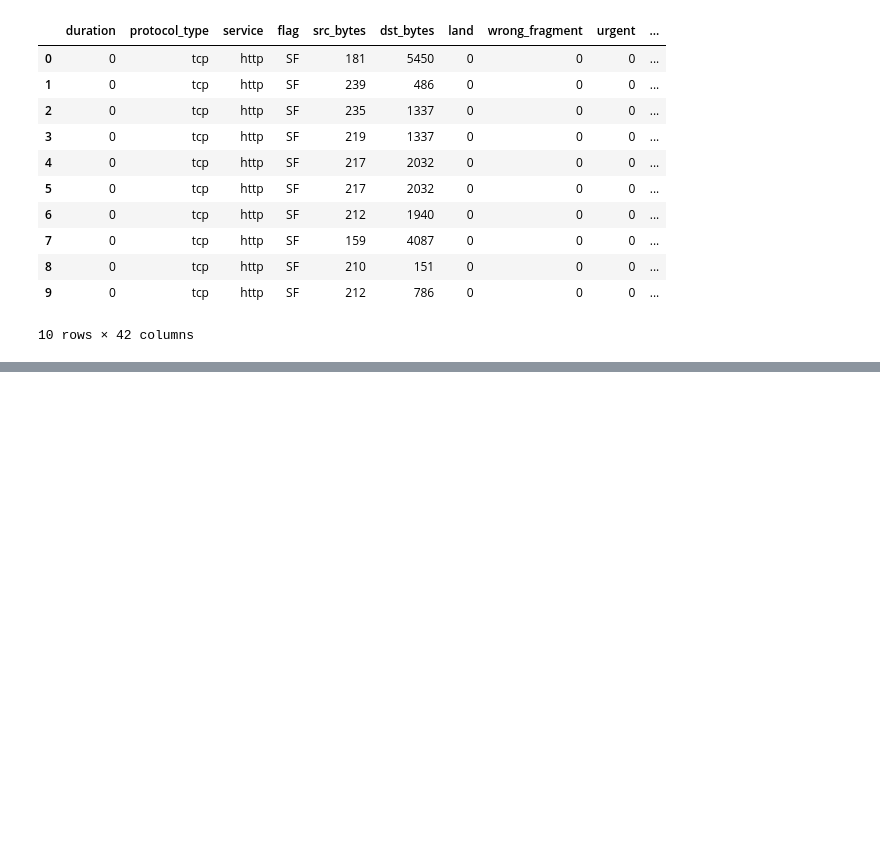
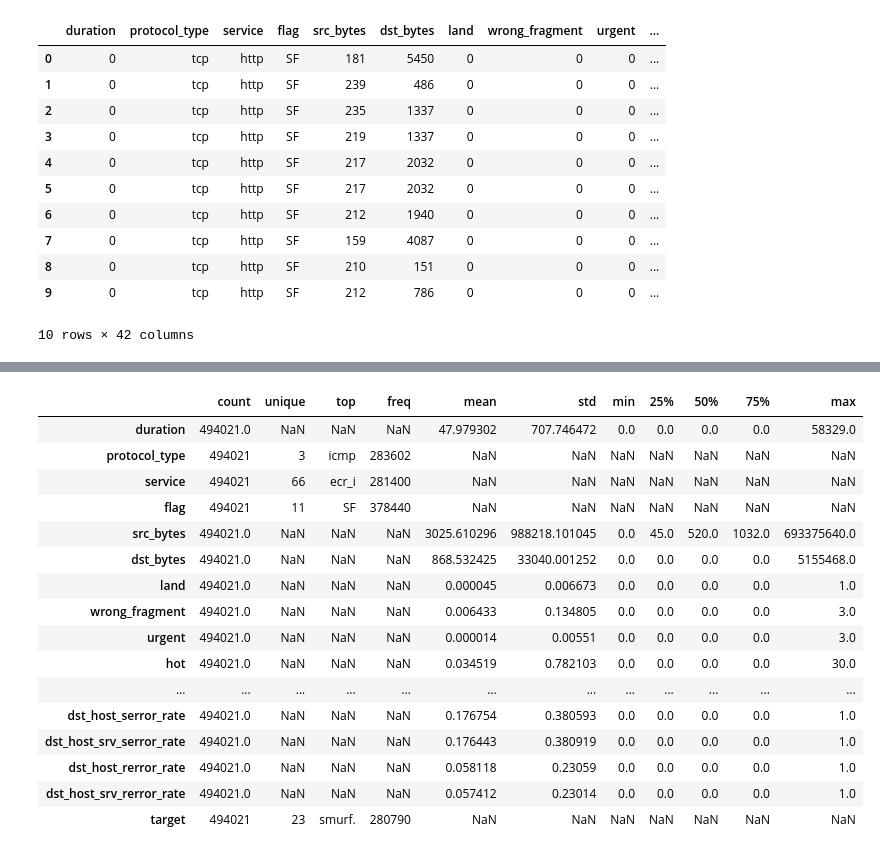
Before and after one commit to BenjaminDeporte/Cyber, a Jupyter notebook: bin/kdd_toy.ipynb, the cells around one changed output, grey strips where cells are left out. Drawn from its saved outputs; the diff is of its cells as text; code cells hidden in the pictures; blank space fills up the shorter version.

Commit message:
Cast object columns into string (27/10)

```diff
--- a/bin/kdd_toy.ipynb
+++ b/bin/kdd_toy.ipynb
@@ -63,0 +44,11 @@ memory usage: 158.3+ MB
+# %%
+dtype_dict = {
+    'protocol_type' : 'string',
+    'service' : 'string',
+    'flag' : 'string',
+    'target' : 'string'
+}
+
+ds = ds.astype(dtype_dict)
+
+ds.info()
@@ -63,0 +73,20 @@ memory usage: 158.3+ MB
+# %%
+ds.describe(include='all').transpose()
+# %% [output]
+|  | count | unique | top | freq | mean | std | min | 25% | 50% | 75% | max |
+| duration | 494021.0 | NaN | NaN | NaN | 47.979302 | 707.746472 | 0.0 | 0.0 | 0.0 | 0.0 | 58329.0 |
+| protocol_type | 494021 | 3 | icmp | 283602 | NaN | NaN | NaN | NaN | NaN | NaN | NaN |
+| service | 494021 | 66 | ecr_i | 281400 | NaN | NaN | NaN | NaN | NaN | NaN | NaN |
+| flag | 494021 | 11 | SF | 378440 | NaN | NaN | NaN | NaN | NaN | NaN | NaN |
+| src_bytes | 494021.0 | NaN | NaN | NaN | 3025.610296 | 988218.101045 | 0.0 | 45.0 | 520.0 | 1032.0 | 693375640.0 |
+| dst_bytes | 494021.0 | NaN | NaN | NaN | 868.532425 | 33040.001252 | 0.0 | 0.0 | 0.0 | 0.0 | 5155468.0 |
+| land | 494021.0 | NaN | NaN | NaN | 0.000045 | 0.006673 | 0.0 | 0.0 | 0.0 | 0.0 | 1.0 |
+| wrong_fragment | 494021.0 | NaN | NaN | NaN | 0.006433 | 0.134805 | 0.0 | 0.0 | 0.0 | 0.0 | 3.0 |
+| urgent | 494021.0 | NaN | NaN | NaN | 0.000014 | 0.00551 | 0.0 | 0.0 | 0.0 | 0.0 | 3.0 |
+| hot | 494021.0 | NaN | NaN | NaN | 0.034519 | 0.782103 | 0.0 | 0.0 | 0.0 | 0.0 | 30.0 |
+| ... | ... | ... | ... | ... | ... | ... | ... | ... | ... | ... | ... |
+| dst_host_serror_rate | 494021.0 | NaN | NaN | NaN | 0.176754 | 0.380593 | 0.0 | 0.0 | 0.0 | 0.0 | 1.0 |
+| dst_host_srv_serror_rate | 494021.0 | NaN | NaN | NaN | 0.176443 | 0.380919 | 0.0 | 0.0 | 0.0 | 0.0 | 1.0 |
+| dst_host_rerror_rate | 494021.0 | NaN | NaN | NaN | 0.058118 | 0.23059 | 0.0 | 0.0 | 0.0 | 0.0 | 1.0 |
+| dst_host_srv_rerror_rate | 494021.0 | NaN | NaN | NaN | 0.057412 | 0.23014 | 0.0 | 0.0 | 0.0 | 0.0 | 1.0 |
+| target | 494021 | 23 | smurf. | 280790 | NaN | NaN | NaN | NaN | NaN | NaN | NaN |
```
Also changed, not shown: parts of 2 cells of this notebook.
